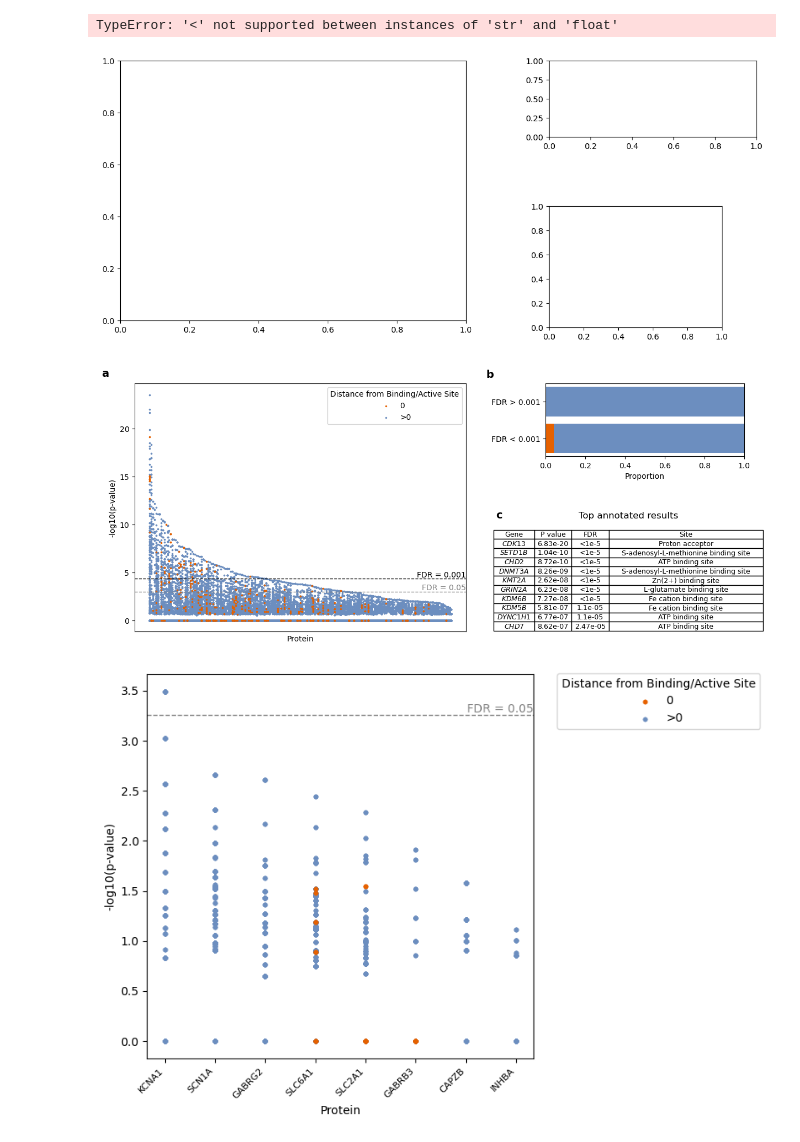
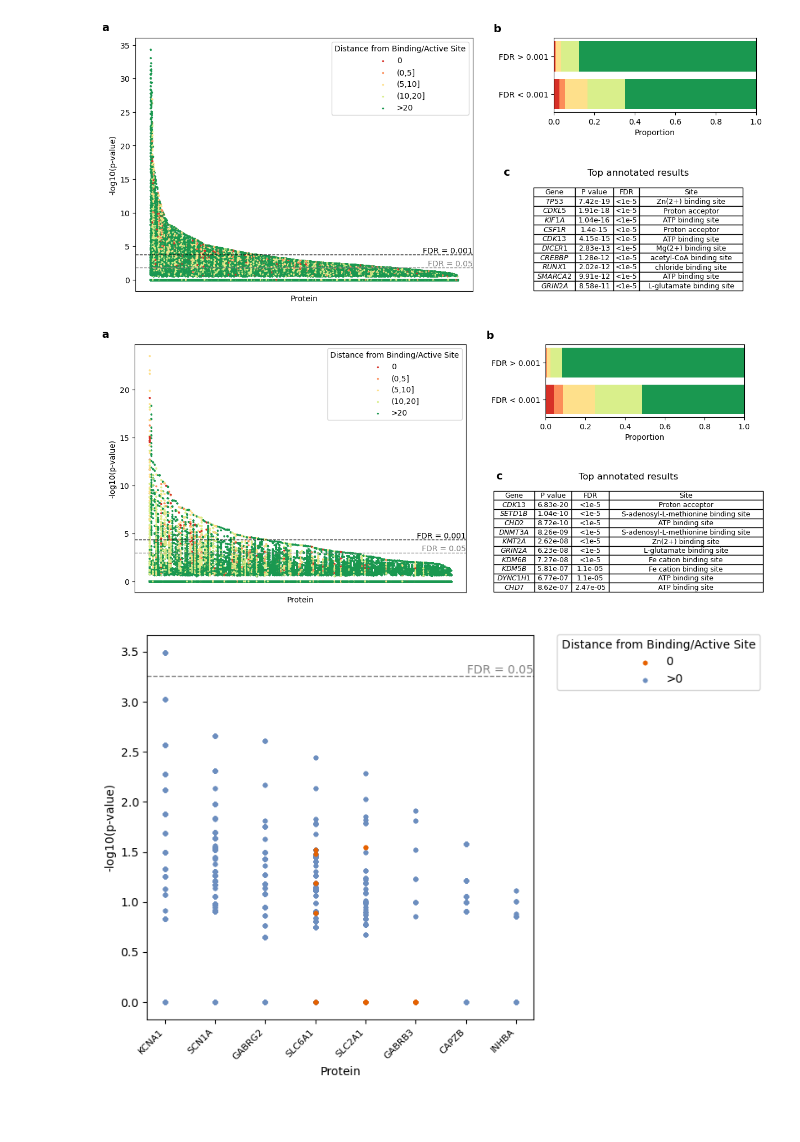
Before and after one commit to VeraBear/structure-informed-rvas, a Jupyter notebook: visualize_overall_results.ipynb, the cells around one changed output. Cells and saved outputs as stored; diff of their text form; code cells hidden in the pictures; blank space fills up the shorter version.

```diff
--- a/visualize_overall_results.ipynb
+++ b/visualize_overall_results.ipynb
@@ -23,4 +7,6 @@ df
 # %%
+categories = ["0", "(0,5]", "(5,10]", "(10,20]", ">20"]
+
 def read_data(results_file, gene_name_file, annot_file=None):
     df = pd.read_csv(results_file, sep='\t')
     df['-log10_p'] = -np.log10(df['p_value'])
@@ -68,12 +54,22 @@ def plot_a(df, colors, include_annot, ax):
         s = 5
 
     if include_annot:
-        for d in sorted(df.dist_annotated.unique()):
+        for d in categories:
             sns.scatterplot(data=df[df.dist_annotated==d], y='-log10_p', x='protein_rank',
                         edgecolor=None, s=s, color=colors[d], label=d, ax=ax)
-        for d in sorted(df.dist_annotated.unique(), reverse=True):
-            sns.scatterplot(data=df[df.dist_annotated==d], y='-log10_p', x='protein_rank',
-                        edgecolor=None, s=s, color=colors[d], ax=ax)
+        # for d in list(reversed(categories)):
+            # sns.scatterplot(data=df[df.dist_annotated==d], y='-log10_p', x='protein_rank',
+                        # edgecolor=None, s=s, color=colors[d], ax=ax)
+        df_randomized = df.sample(frac=1)
+        sns.scatterplot(
+            data=df_randomized,
+            y='-log10_p',
+            x='protein_rank',
+            edgecolor=None,
+            s=s,
+            c=[colors[d] for d in df_randomized.dist_annotated],
+            ax=ax
+        )
         ax.legend(
             title='Distance from Binding/Active Site'
         )
@@ -116,7 +112,7 @@ def plot_b(df, fdr_threshold, colors, ax):
     group_high = df[df.fdr > fdr_threshold]
 
     # Categories in order (hardcoded as in your example)
-    categories = ["0", ">0"]
+    categories = ["0", "(0,5]", "(5,10]", "(10,20]", ">20"]
 
     # Calculate normalized counts (proportions) for each group
     props_low = group_low['dist_annotated'].value_counts(normalize=True).reindex(categories, fill_value=0)
@@ -260,29 +240,28 @@ df
 # %%
 # results_file = '../sir_schema10/results_ac_5/all_proteins.fdr.tsv'
 # results_file = '../sir_bipex/results_ac_5/all_proteins.fdr.tsv'
 
-results_file = '../sir_clinvar/results/all_proteins.fdr.tsv'
-save_path = '../sir_clinvar/results/overall_results.pdf'
+results_file = '../results/ClinVar/all_proteins.tsv'
+save_path = '../results/ClinVar/all_proteins.jpeg'
 annot_file = '../sir-reference-data/annotations/g2p_binding_site_active_site.tsv'
 gene_name_file = '../sir-reference-data/gene_to_uniprot_id.tsv'
 fdr_threshold = 0.001
 
 df = read_data(results_file, gene_name_file, annot_file)
 full_fig(df, fdr_threshold, save_path)
 # %% [output]
-TypeError: '<' not supported between instances of 'str' and 'float'
-[figure, old version]
+[figure, new version]
 # %%
-results_file = '../sir_asd/results/all_proteins_72.fdr.tsv'
-save_path = '../sir_asd/results/overall_results.pdf'
+results_file = '../old/sir_asd/results/all_proteins_72.fdr.tsv'
+save_path = '../old/sir_asd/results/overall_results.jpeg'
 annot_file = '../sir-reference-data/annotations/g2p_binding_site_active_site.tsv'
 gene_name_file = '../sir-reference-data/gene_to_uniprot_id.tsv'
 fdr_threshold = 0.001
 
 df = read_data(results_file, gene_name_file, annot_file)
-full_fig(df, fdr_threshold, )
+full_fig(df, fdr_threshold, save_path)
 # %% [output]
-[figure, old version]
+[figure, new version]
 # %%
 results_file = '../sir_epi25/results_from_emily/all_proteins.fdr.tsv'
 save_path = '../sir_epi25/results_from_emily/overall_results.pdf'
```
Also changed, not shown: parts of 2 cells of this notebook, 3 other files.
